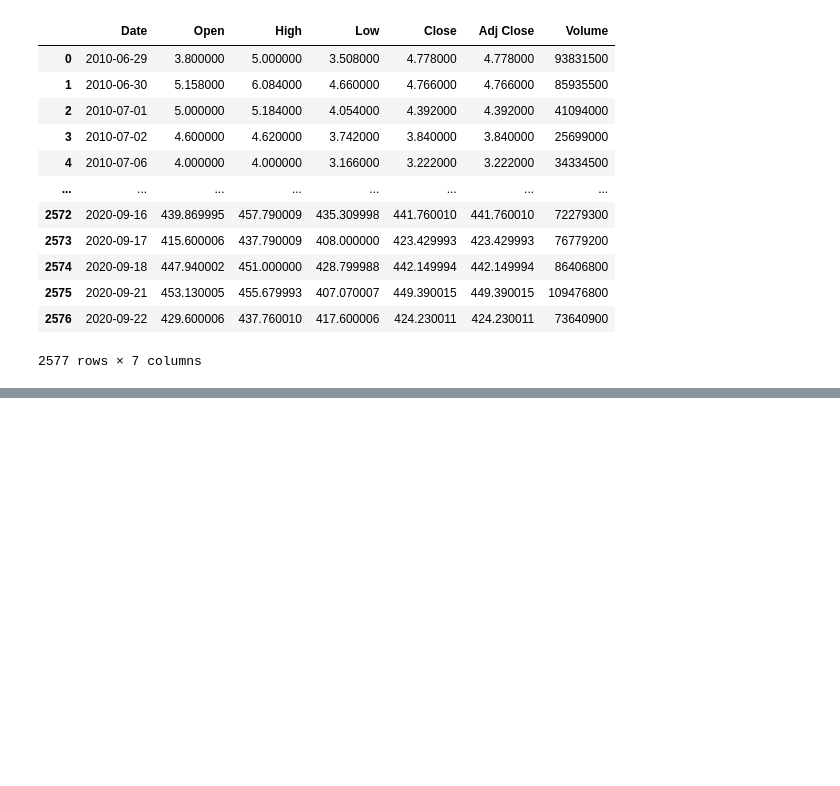
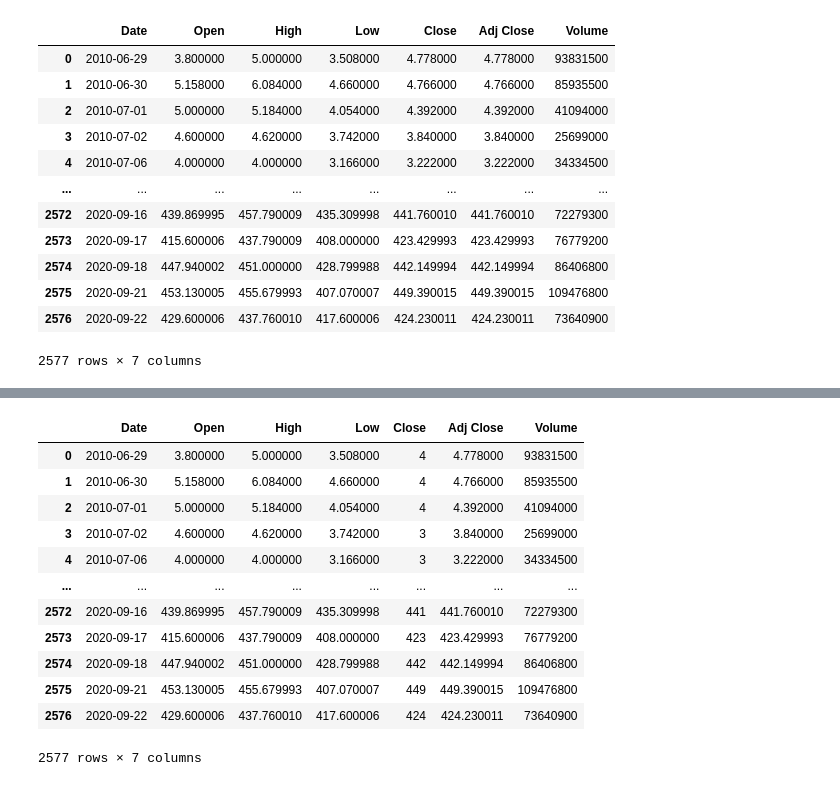
Before and after one commit to samborja/HOMEWORK_2, a Jupyter notebook: HOMEWORK_2.ipynb, the cells around one changed output, grey strips where cells are left out. Drawn from its saved outputs; the diff is of its cells as text; code cells hidden in the pictures; blank space fills up the shorter version.

```diff
--- a/HOMEWORK_2.ipynb
+++ b/HOMEWORK_2.ipynb
@@ -21,0 +56,16 @@ tesla
+# %%
+tesla
+# %% [output]
+|  | Date | Open | High | Low | Close | Adj Close | Volume |
+| 0 | 2010-06-29 | 3.800000 | 5.000000 | 3.508000 | 4 | 4.778000 | 93831500 |
+| 1 | 2010-06-30 | 5.158000 | 6.084000 | 4.660000 | 4 | 4.766000 | 85935500 |
+| 2 | 2010-07-01 | 5.000000 | 5.184000 | 4.054000 | 4 | 4.392000 | 41094000 |
+| 3 | 2010-07-02 | 4.600000 | 4.620000 | 3.742000 | 3 | 3.840000 | 25699000 |
+| 4 | 2010-07-06 | 4.000000 | 4.000000 | 3.166000 | 3 | 3.222000 | 34334500 |
+| ... | ... | ... | ... | ... | ... | ... | ... |
+| 2572 | 2020-09-16 | 439.869995 | 457.790009 | 435.309998 | 441 | 441.760010 | 72279300 |
+| 2573 | 2020-09-17 | 415.600006 | 437.790009 | 408.000000 | 423 | 423.429993 | 76779200 |
+| 2574 | 2020-09-18 | 447.940002 | 451.000000 | 428.799988 | 442 | 442.149994 | 86406800 |
+| 2575 | 2020-09-21 | 453.130005 | 455.679993 | 407.070007 | 449 | 449.390015 | 109476800 |
+| 2576 | 2020-09-22 | 429.600006 | 437.760010 | 417.600006 | 424 | 424.230011 | 73640900 |
+2577 rows × 7 columns
```
Also changed, not shown: parts of 22 cells of this notebook.
